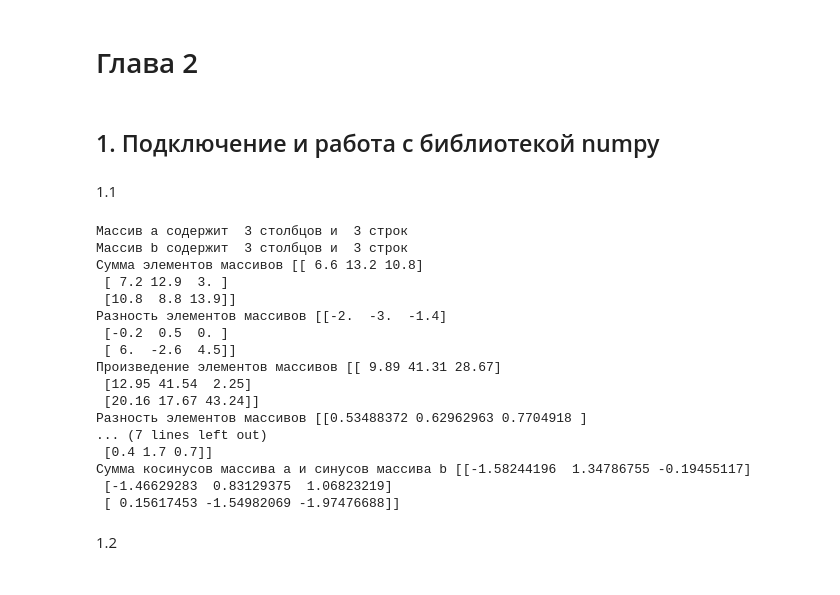
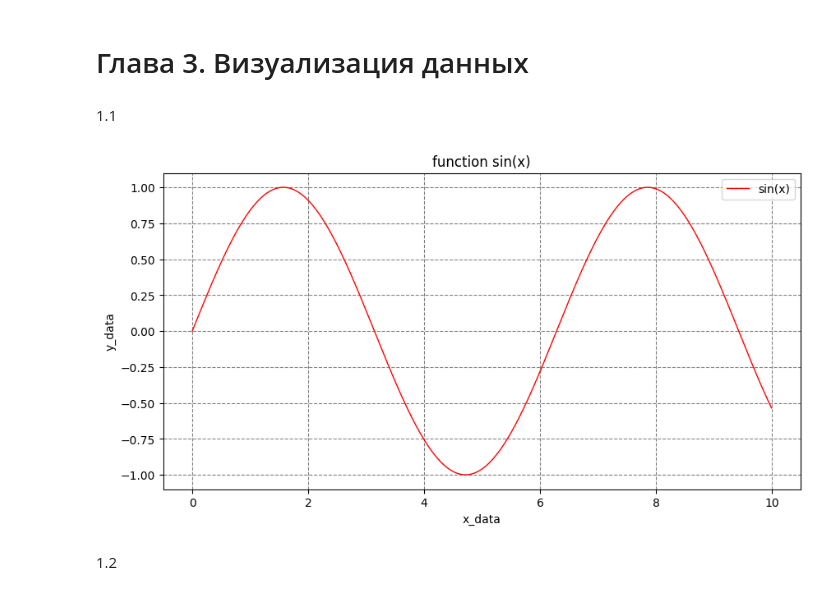
Before and after one commit to vikazhabskaya/2221, a Jupyter notebook: 1.ipynb, the cells around one changed output. Cells and saved outputs as stored; diff of their text form; code cells hidden in the pictures.

Commit message:
Глава3

```diff
--- a/1.ipynb
+++ b/1.ipynb
@@ -1,56 +1,26 @@
 # %% [markdown]
-# Глава 2
+# Глава 3. Визуализация данных
-# %% [markdown]
-## 1. Подключение и работа с библиотекой numpy
 # %% [markdown]
 1.1
-# %%
-import numpy as np
-
-a = np.array([[2.3, 5.1, 4.7],
-              [3.5, 6.7, 1.5],
-              [8.4, 3.1, 9.2]])
-b = np.array([[4.3, 8.1, 6.1],
-              [3.7, 6.2, 1.5],
-              [2.4, 5.7, 4.7]])
-
-cols = len(a[0])    #столбцы
-rows = len(a)       #строки
-cols_2 = len(b[0])
-rows_2 = len(b)
-
-print('Массив а содержит ', cols, 'столбцов и ', rows, 'строк')
-print('Массив b содержит ', cols_2, 'столбцов и ', rows_2, 'строк')
-
-print('Сумма элементов массивов', a+b)
-print('Разность элементов массивов' , a-b)
-print('Произведение элементов массивов', a*b)
-print('Разность элементов массивов' , a/b)
-
-A = np.square(a)
-B = b%2
-print('Возведение в квадрат элементов массива а:', A)
-print('Остаток от деления массива b на 2:', B)
-
-S = np.cos(a)+np.sin(b)
-print('Сумма косинусов массива a и синусов массива b', S)
-# %% [output]
-Массив а содержит  3 столбцов и  3 строк
-Массив b содержит  3 столбцов и  3 строк
-Сумма элементов массивов [[ 6.6 13.2 10.8]
- [ 7.2 12.9  3. ]
- [10.8  8.8 13.9]]
-Разность элементов массивов [[-2.  -3.  -1.4]
- [-0.2  0.5  0. ]
- [ 6.  -2.6  4.5]]
-Произведение элементов массивов [[ 9.89 41.31 28.67]
- [12.95 41.54  2.25]
- [20.16 17.67 43.24]]
-Разность элементов массивов [[0.53488372 0.62962963 0.7704918 ]
-... (7 lines left out)
- [0.4 1.7 0.7]]
-Сумма косинусов массива a и синусов массива b [[-1.58244196  1.34786755 -0.19455117]
- [-1.46629283  0.83129375  1.06823219]
- [ 0.15617453 -1.54982069 -1.97476688]]
+# %%
+import matplotlib.pyplot as plt
+import numpy as np
+
+x_data = np.arange(0, 10, 0.01)
+y_data = np.sin(x_data)
+
+fig = plt.figure(figsize=(10, 5))
+ax = plt.axes()
+ax.plot(x_data, y_data, color = 'r', linewidth = 1.0,
+        label = 'sin(x)')
+leg = ax.legend()
+ax.grid(color = 'grey', linewidth = 0.8, linestyle = '--')
+figsize =(10,5)
+plt.xlabel('x_data')
+plt.ylabel('y_data')
+plt.title('function sin(x)')
+plt.show()
+# %% [output]
+[figure, added]
 # %% [markdown]
 1.2
```
Also changed, not shown: parts of 10 cells of this notebook.
